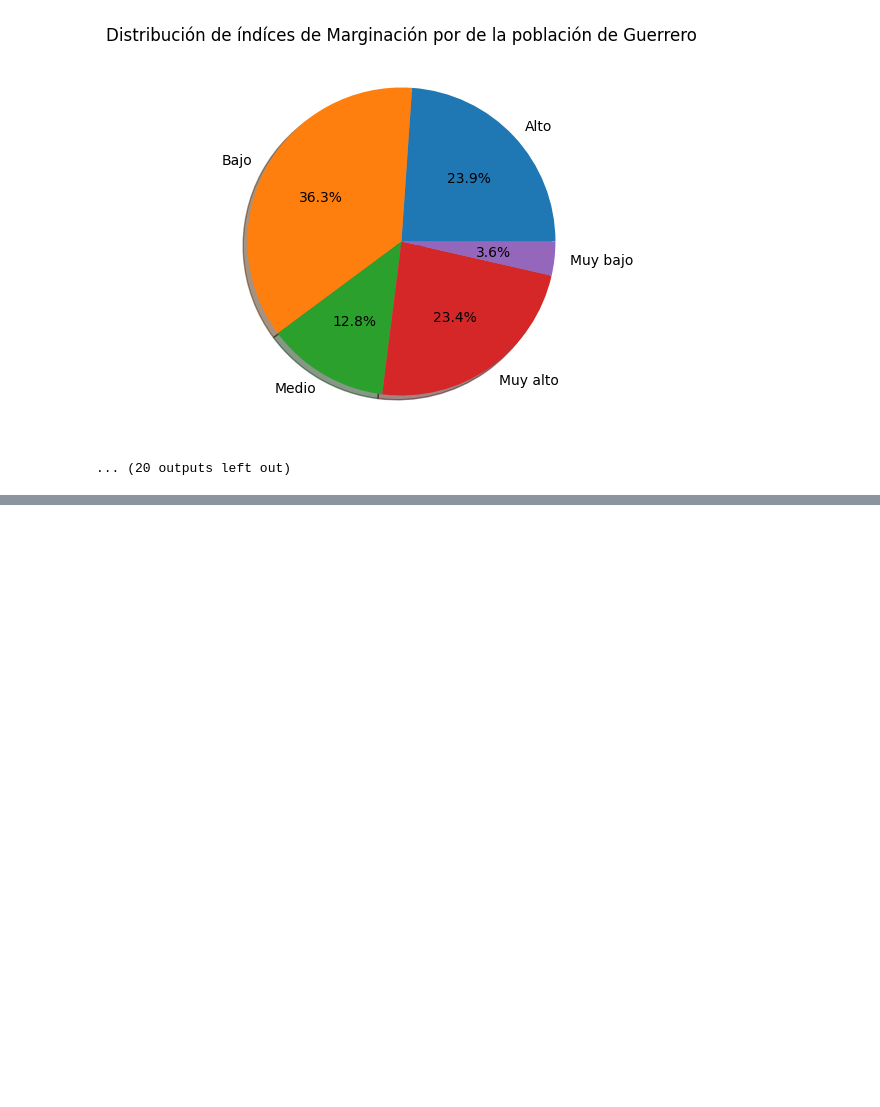
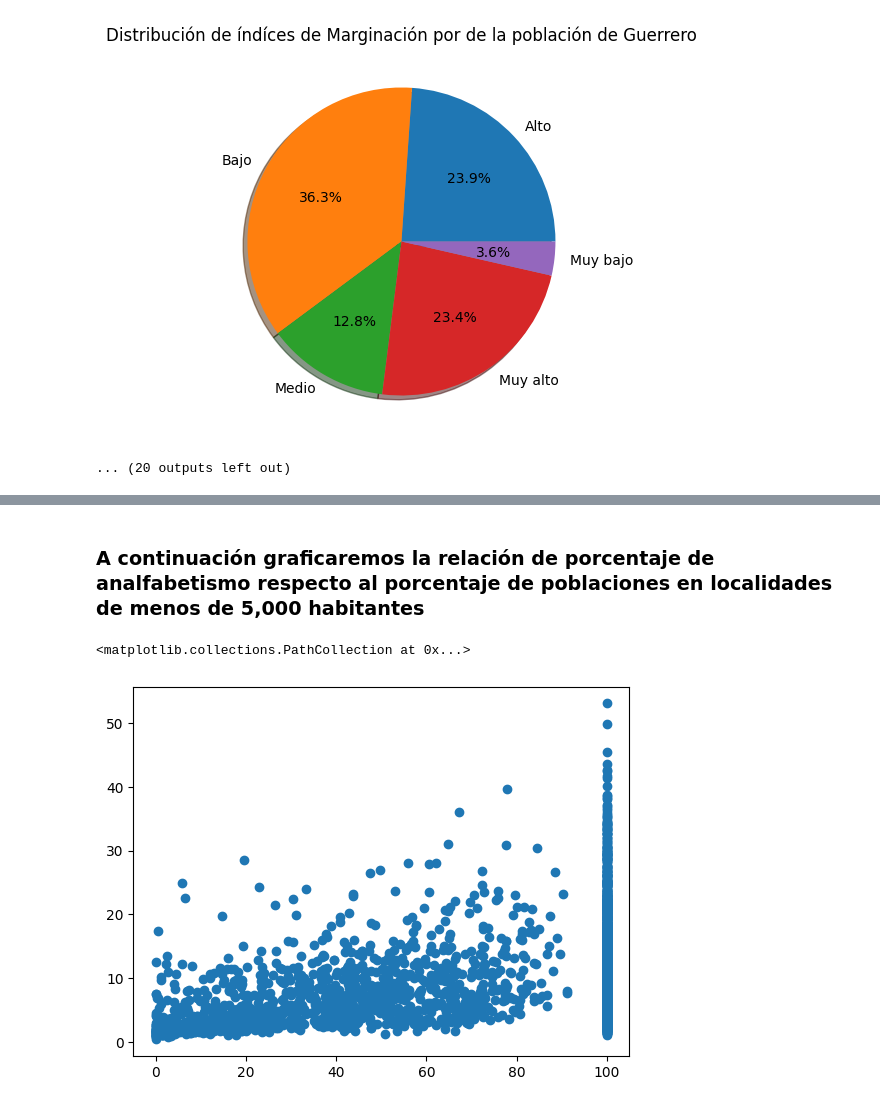
Before and after one commit to CuteLoop/MCD-Propedeutico, a Jupyter notebook: Programación/Tarea_indice/IndiceDeMarginalización.ipynb, the cells around one changed output, grey strips where cells are left out. Saved outputs shown, nothing was run; the diff lists cells and outputs as text; code cells hidden in the pictures; blank space fills up the shorter version.

```diff
--- a/Programación/Tarea_indice/IndiceDeMarginalización.ipynb
+++ b/Programación/Tarea_indice/IndiceDeMarginalización.ipynb
@@ -391,0 +467,7 @@ for estado in estados:
+# %% [markdown]
+### A continuación graficaremos la relación de porcentaje de analfabetismo respecto al porcentaje de poblaciones en localidades de menos de 5,000 habitantes
+# %%
+plt.scatter(df['PL.5000'] , df['ANALF'])
+# %% [output]
+<matplotlib.collections.PathCollection at 0x...>
+[figure, added]
```
Also changed, not shown: parts of 6 cells of this notebook.
